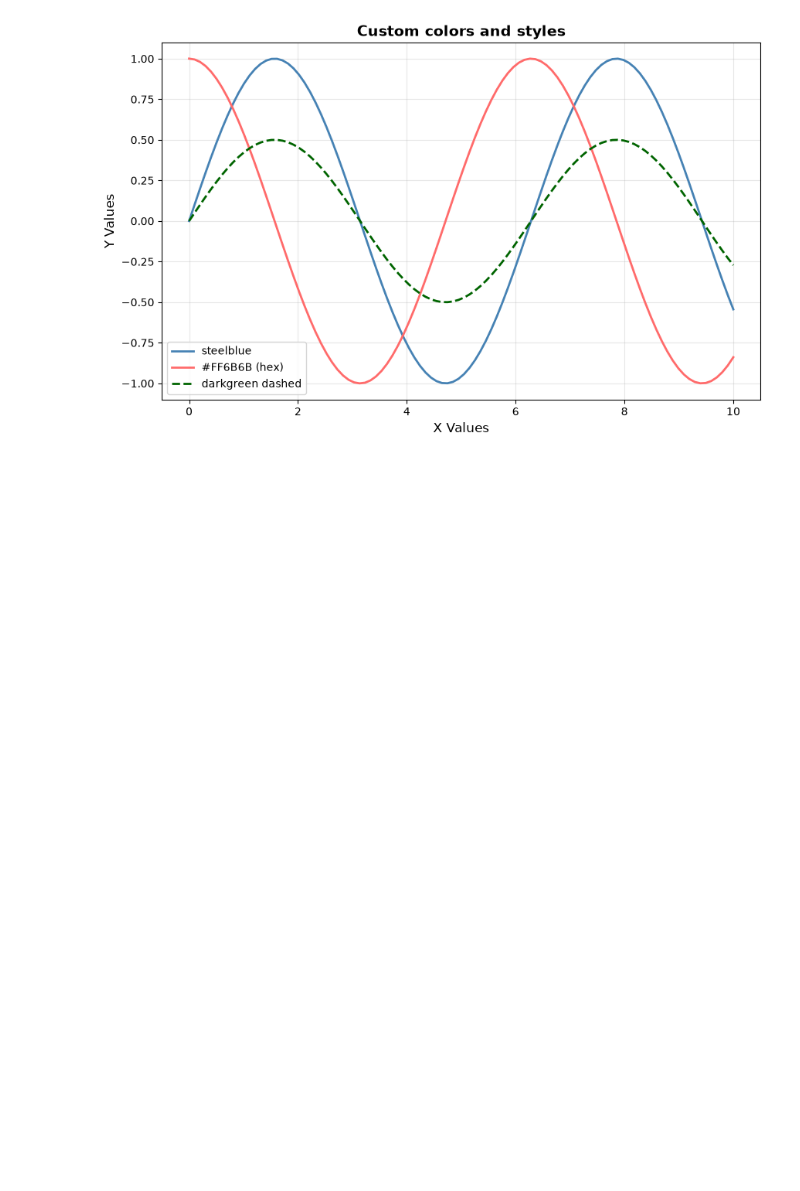
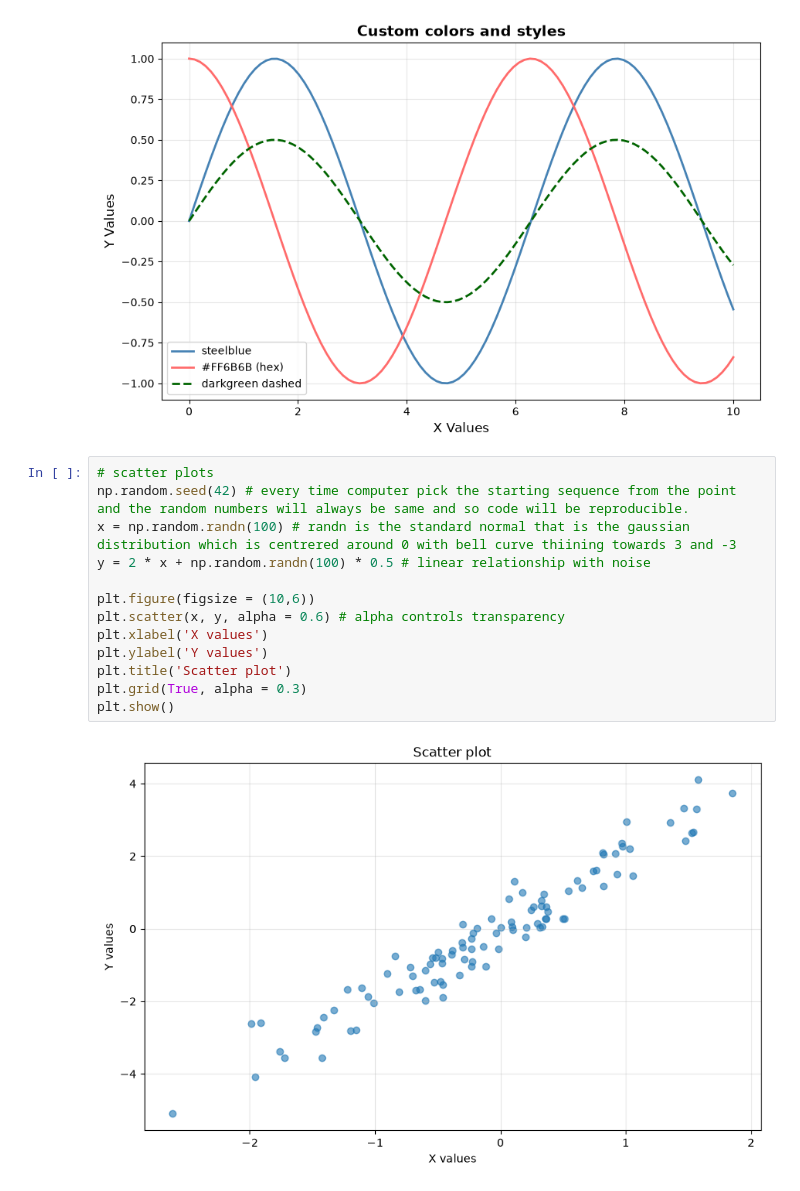
Before and after one commit to MuhammadAhmedMasood/data_analysis_with_python, a Jupyter notebook: Ahmed_matplotlib_tutorial.ipynb, the cells around one changed output. Drawn from its saved outputs; the diff is of its cells as text; blank space fills up the shorter version.

Commit message:
added scatter plots

```diff
--- a/Ahmed_matplotlib_tutorial.ipynb
+++ b/Ahmed_matplotlib_tutorial.ipynb
@@ -135,3 +135,18 @@ plt.grid(True, alpha = 0.3)
 plt.show()
 # %% [output]
 [figure]
+# %%
+# scatter plots
+np.random.seed(42) # every time computer pick the starting sequence from the point and the random numbers will always be same and so code will be reproducible.
+x = np.random.randn(100) # randn is the standard normal that is the gaussian distribution which is centrered around 0 with bell curve thiining towards 3 and -3
+y = 2 * x + np.random.randn(100) * 0.5 # linear relationship with noise
+
+plt.figure(figsize = (10,6))
+plt.scatter(x, y, alpha = 0.6) # alpha controls transparency
+plt.xlabel('X values')
+plt.ylabel('Y values')
+plt.title('Scatter plot')
+plt.grid(True, alpha = 0.3)
+plt.show()
+# %% [output]
+[figure, added]
```
Also changed, not shown: parts of 4 cells of this notebook.
